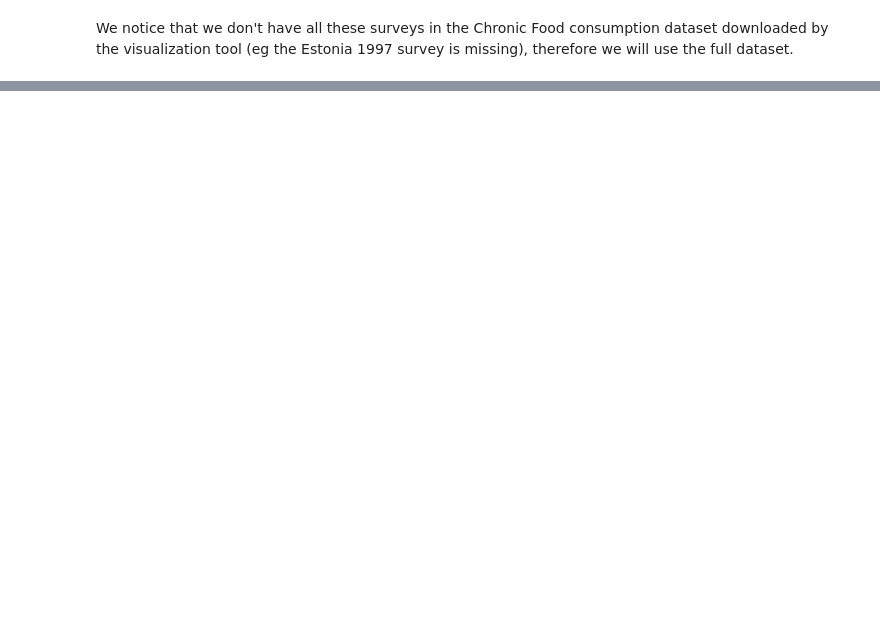
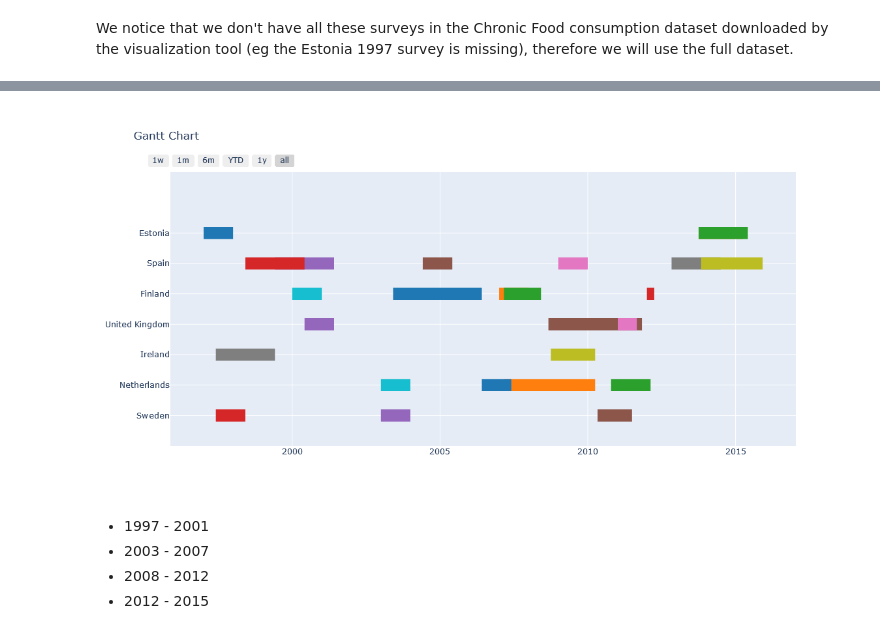
Before and after one commit to carlosvillasanchez/-Salmon-tortilla-al-pesto, a Jupyter notebook: Part_A/Gantt.ipynb, the cells around one changed output, grey strips where cells are left out. Cells and saved outputs as stored; diff of their text form; code cells hidden in the pictures; blank space fills up the shorter version.

```diff
--- a/Part_A/Gantt.ipynb
+++ b/Part_A/Gantt.ipynb
@@ -38,0 +100,12 @@ We notice that we don't have all these surveys in the Chronic Food consumption d
+# %%
+df_gantt_best = df_gantt_best.drop(index=10).reset_index(drop=True)
+
+fig = ff.create_gantt(df_gantt_best, group_tasks=True, showgrid_x=True, showgrid_y=True)
+fig.show()
+# %% [output]
+[figure, added]
+# %% [markdown]
+- 1997 - 2001
+- 2003 - 2007
+- 2008 - 2012
+- 2012 - 2015
```
Also changed, not shown: parts of 12 cells of this notebook, 1 other file.
